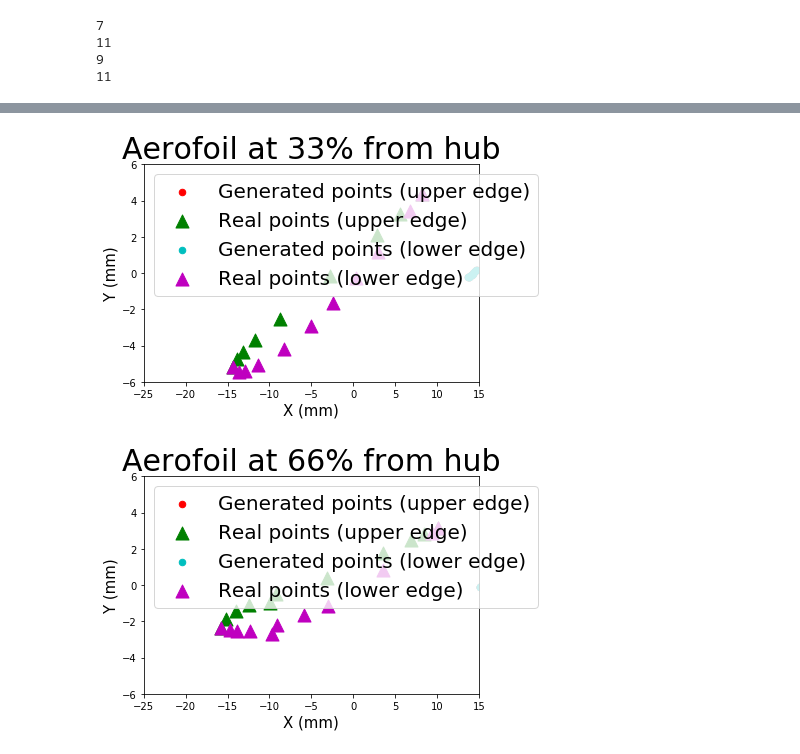
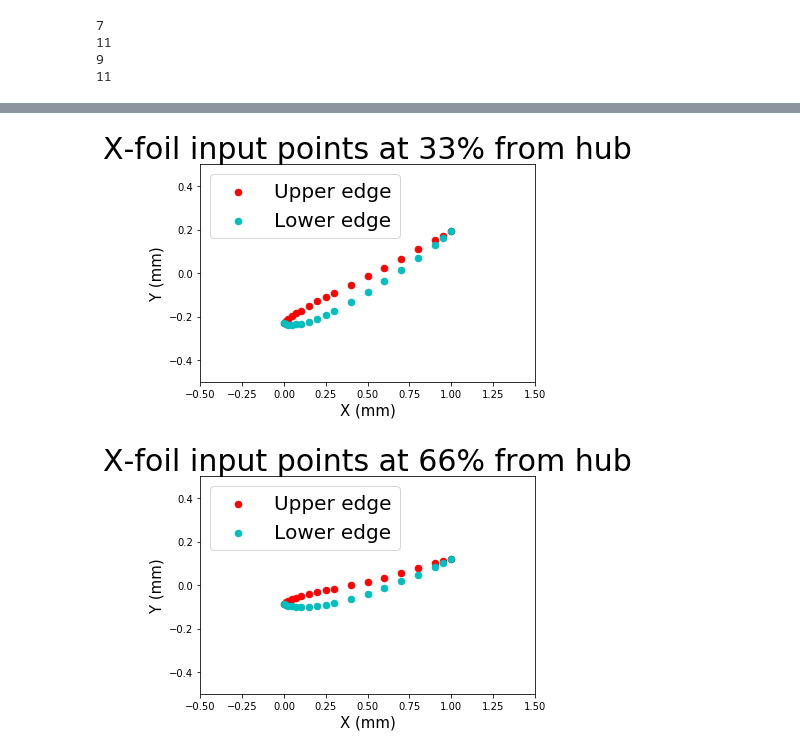
Before and after one commit to PaulineMauryL/PropellerProject, a Jupyter notebook: Xfoil.ipynb, the cells around one changed output, grey strips where cells are left out. Saved outputs shown, nothing was run; the diff lists cells and outputs as text; code cells hidden in the pictures.

Commit message:
xfoil input plot ok

```diff
--- a/Xfoil.ipynb
+++ b/Xfoil.ipynb
@@ -49,6 +98,6 @@ x_list, y_right_list, y_left_list, right_pts, left_pts, rm = get_generated_point
 # %%
 for i in range(len(all_plane_points) - rm):
-    plot_interpolation_both_sides( right_pts[i], left_pts[i], x_list[i], y_right_list[i], y_left_list[i], i, "Aerofoil at " + str(positions[i]) + "% from hub" )
+    plot_xfoil( x_list[i], y_right_list[i], y_left_list[i], positions[i] )
 # %% [output]
-[figure, old version]
+[figure, new version]
-[figure, old version]
+[figure, new version]
```
Also changed, not shown: parts of 6 cells of this notebook, 2 other files.
